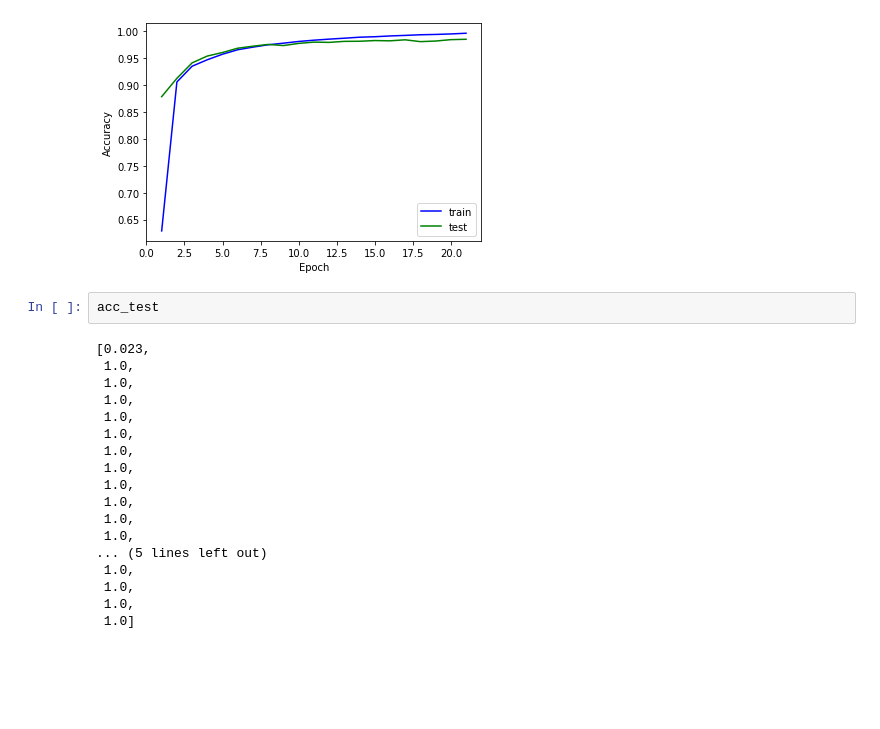
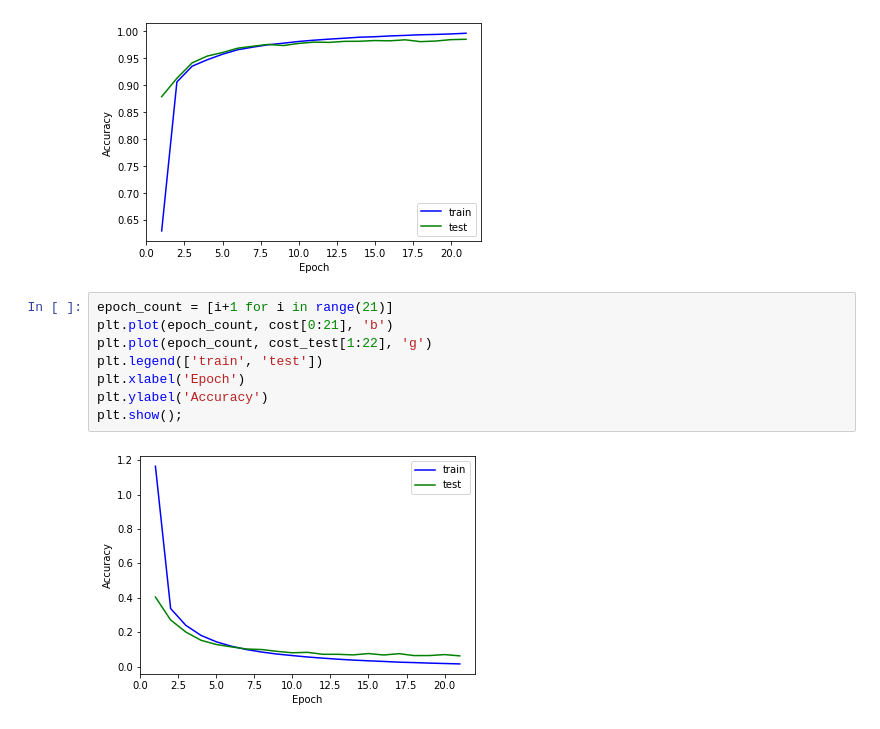
Before and after one commit to EvaBr/DLCourseMaterials, a Jupyter notebook: DenseNetwork_fromScratch.ipynb, the cells around one changed output. Cells and saved outputs as stored; diff of their text form; blank space fills up the shorter version.

```diff
--- a/DenseNetwork_fromScratch.ipynb
+++ b/DenseNetwork_fromScratch.ipynb
@@ -239,23 +239,13 @@ plt.ylabel('Accuracy')
 plt.show();
 # %% [output]
 [figure]
-# %%
-acc_test
-# %% [output]
-[0.023,
- 1.0,
- 1.0,
- 1.0,
- 1.0,
- 1.0,
- 1.0,
- 1.0,
- 1.0,
- 1.0,
- 1.0,
- 1.0,
-... (5 lines left out)
- 1.0,
- 1.0,
- 1.0,
- 1.0]
+# %%
+epoch_count = [i+1 for i in range(21)]
+plt.plot(epoch_count, cost[0:21], 'b')
+plt.plot(epoch_count, cost_test[1:22], 'g')
+plt.legend(['train', 'test'])
+plt.xlabel('Epoch')
+plt.ylabel('Accuracy')
+plt.show();
+# %% [output]
+[figure, added]
```
Also changed, not shown: 5 other files.
